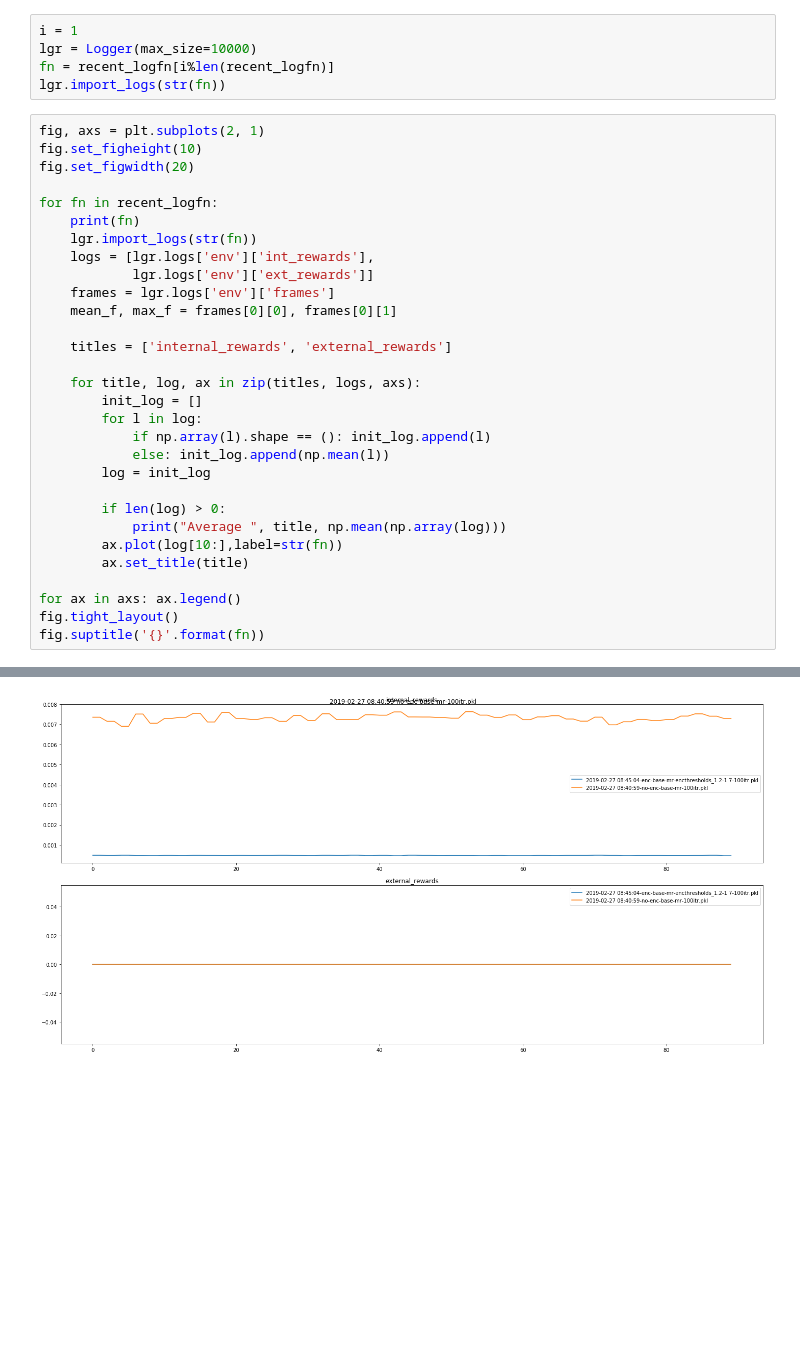
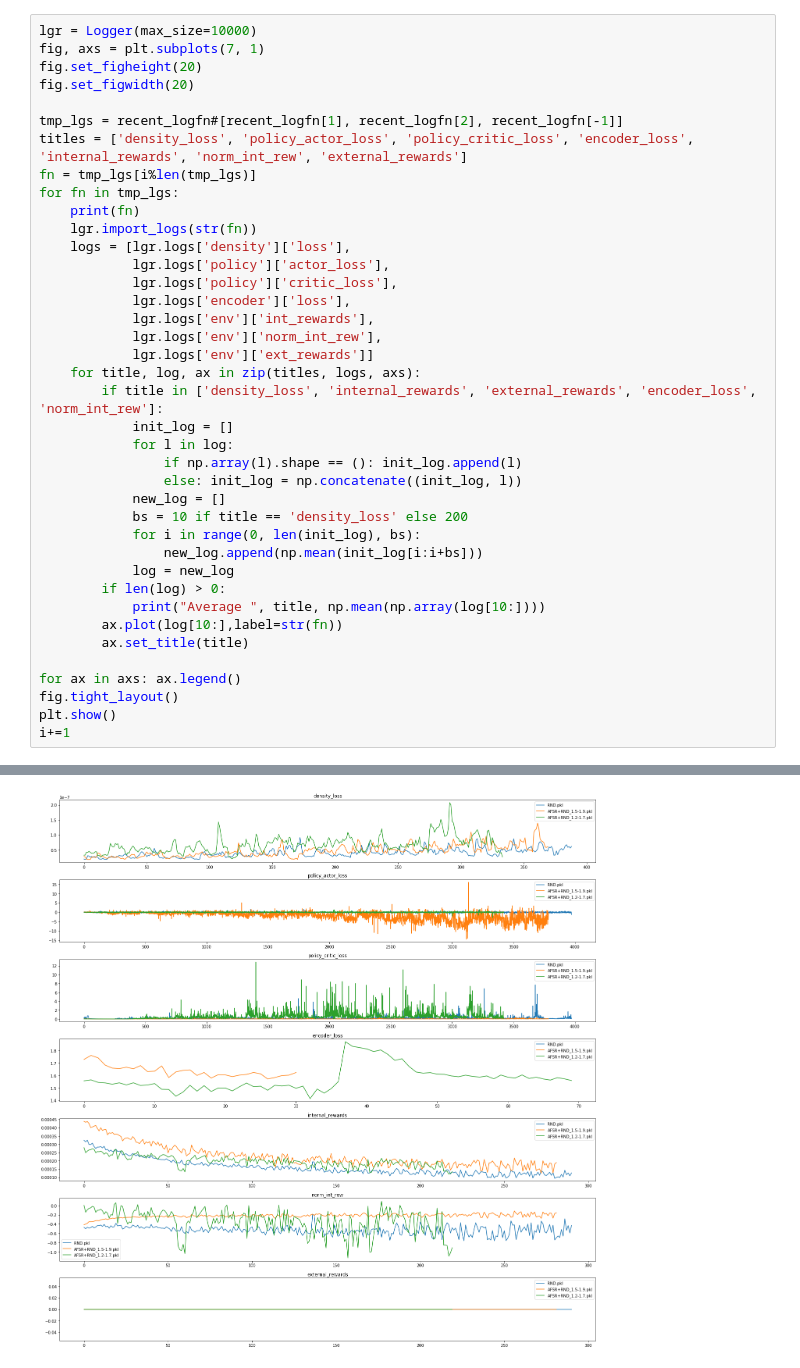
Before and after one commit to gebob19/DRL-Research-AFSR, a Jupyter notebook: codebase/workspace.ipynb, the cells around one changed output, grey strips where cells are left out. Drawn from its saved outputs; the diff is of its cells as text; blank space fills up the shorter version.

```diff
--- a/codebase/workspace.ipynb
+++ b/codebase/workspace.ipynb
@@ -19,36 +21,40 @@ recent_logfn
-# %%
-i = 1
-lgr = Logger(max_size=10000)
-fn = recent_logfn[i%len(recent_logfn)]
-lgr.import_logs(str(fn))
 # %%
-fig, axs = plt.subplots(2, 1)
-fig.set_figheight(10)
+lgr = Logger(max_size=10000)
+fig, axs = plt.subplots(7, 1)
+fig.set_figheight(20)
 fig.set_figwidth(20)
 
-for fn in recent_logfn:
+tmp_lgs = recent_logfn#[recent_logfn[1], recent_logfn[2], recent_logfn[-1]]
+titles = ['density_loss', 'policy_actor_loss', 'policy_critic_loss', 'encoder_loss', 'internal_rewards', 'norm_int_rew', 'external_rewards']
+fn = tmp_lgs[i%len(tmp_lgs)]
+for fn in tmp_lgs:
     print(fn)
     lgr.import_logs(str(fn))
-    logs = [lgr.logs['env']['int_rewards'],
+    logs = [lgr.logs['density']['loss'],
+            lgr.logs['policy']['actor_loss'],
+            lgr.logs['policy']['critic_loss'],
+            lgr.logs['encoder']['loss'],
+            lgr.logs['env']['int_rewards'],
+            lgr.logs['env']['norm_int_rew'],
             lgr.logs['env']['ext_rewards']]
-    frames = lgr.logs['env']['frames']
-    mean_f, max_f = frames[0][0], frames[0][1]
-
-    titles = ['internal_rewards', 'external_rewards']
-
     for title, log, ax in zip(titles, logs, axs):
-        init_log = []
-        for l in log:
-            if np.array(l).shape == (): init_log.append(l)
-            else: init_log.append(np.mean(l))
-        log = init_log
-
+        if title in ['density_loss', 'internal_rewards', 'external_rewards', 'encoder_loss', 'norm_int_rew']:
+            init_log = []
+            for l in log:
+                if np.array(l).shape == (): init_log.append(l)
+                else: init_log = np.concatenate((init_log, l))
+            new_log = []
+            bs = 10 if title == 'density_loss' else 200
+            for i in range(0, len(init_log), bs):
+                new_log.append(np.mean(init_log[i:i+bs]))
+            log = new_log
         if len(log) > 0:
-            print("Average ", title, np.mean(np.array(log)))
+            print("Average ", title, np.mean(np.array(log[10:])))
         ax.plot(log[10:],label=str(fn))
         ax.set_title(title)
 
 for ax in axs: ax.legend()
 fig.tight_layout()
-fig.suptitle('{}'.format(fn))
+plt.show()
+i+=1
 # %% [output]
@@ -62 +78 @@ Text(0.5, 0.98, '2019-02-27 08:40:59-no-enc-base-mr-100itr.pkl')
-[figure, old version]
+[figure, new version]
```
Also changed, not shown: parts of 7 cells of this notebook.
